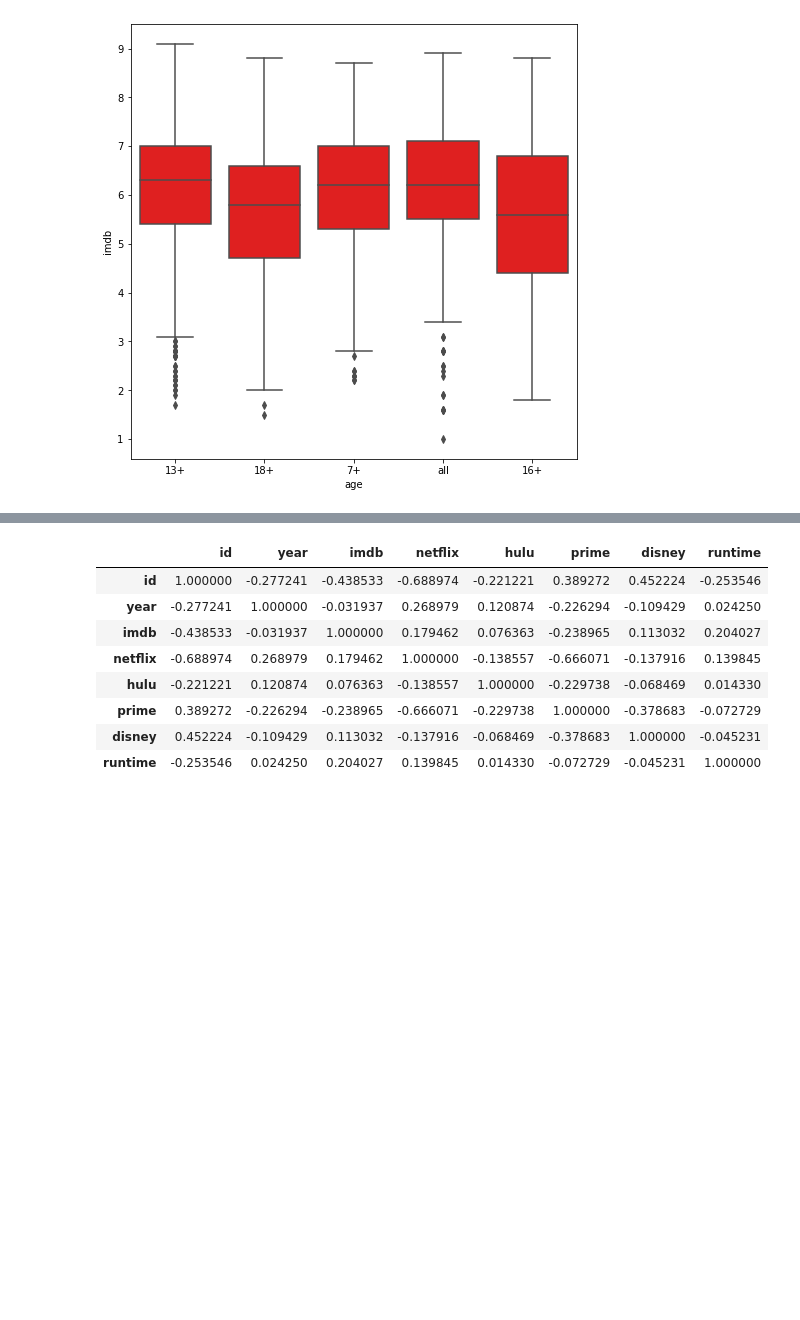
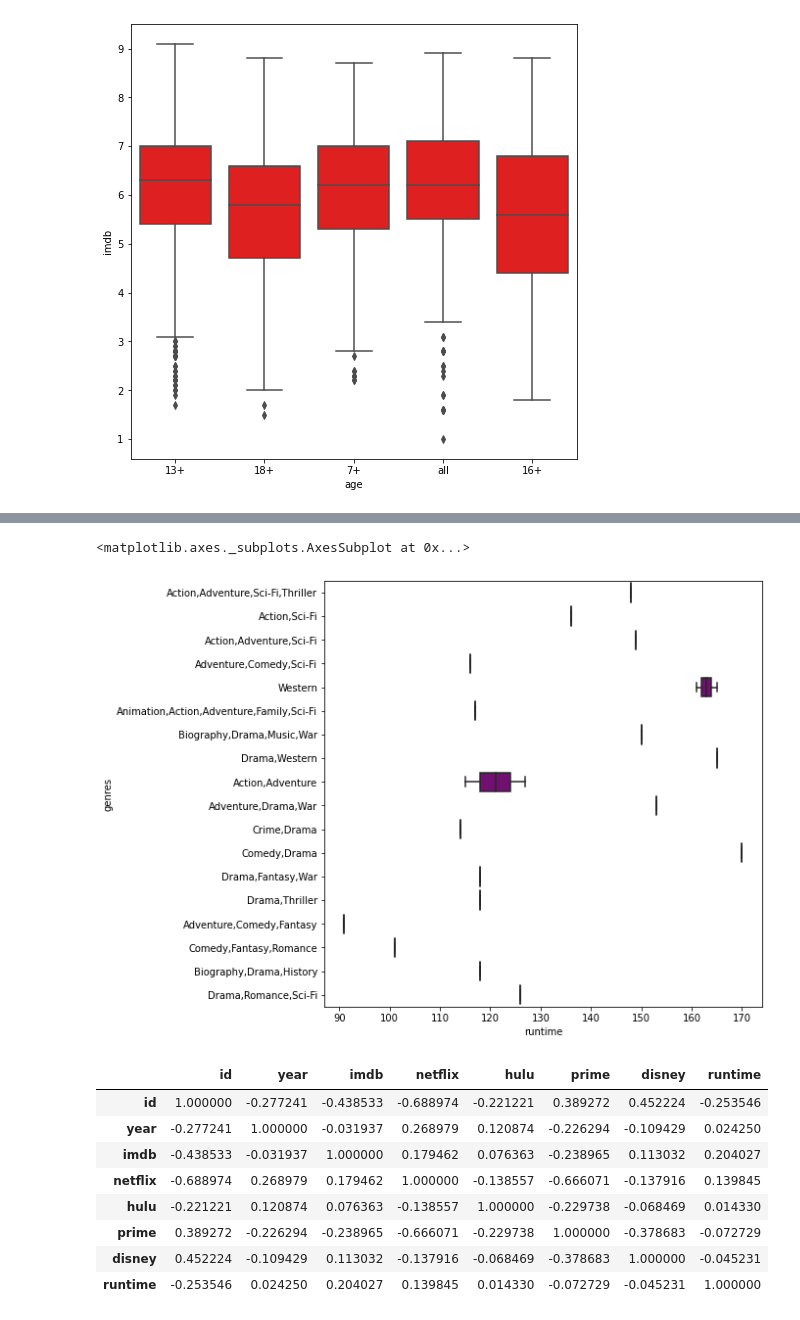
Before and after one commit to gnutzmann/movies-recommended, a Jupyter notebook: movies_imdb_regression.ipynb, the cells around one changed output, grey strips where cells are left out. Saved outputs shown, nothing was run; the diff lists cells and outputs as text; code cells hidden in the pictures; blank space fills up the shorter version.

```diff
--- a/movies_imdb_regression.ipynb
+++ b/movies_imdb_regression.ipynb
@@ -328,3 +358,17 @@ sns.boxplot(x='age',y='imdb',data=explDf,color='r')
+# %%
+### BOXPLOT : RUNTIME VS GENRES -
+
+ds_run_gen = explDf[['runtime','genres']]
+ds_run_gen = explDf.sort_values('genres', ascending=[False])
+ds_run_gen = explDf.head(20)
+
+#data = ds_run_lang.groupby(['runtime'])['genres'].count()
+
+fig = plt.figure(figsize=(8,8))
+sns.boxplot(x='runtime',y='genres',data=ds_run_lang,color='purple')
+# %% [output]
+<matplotlib.axes._subplots.AxesSubplot at 0x...>
+[figure, added]
 # %%
 # Matriz de correlacao das colunas numericas do dataset
 
```
Also changed, not shown: parts of 13 cells of this notebook.
